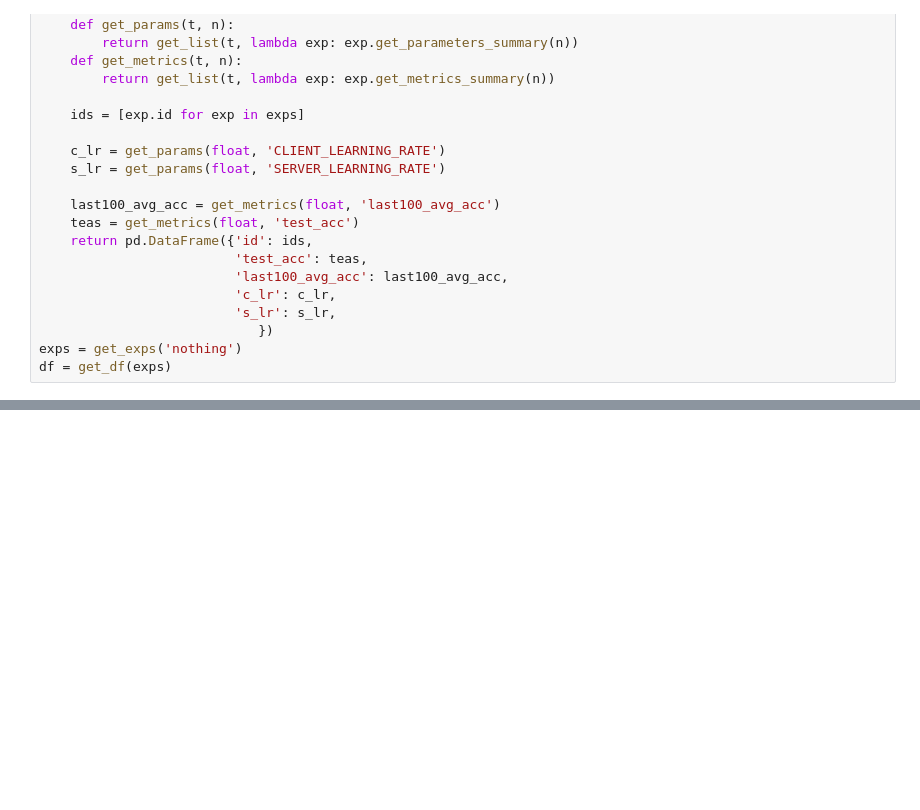
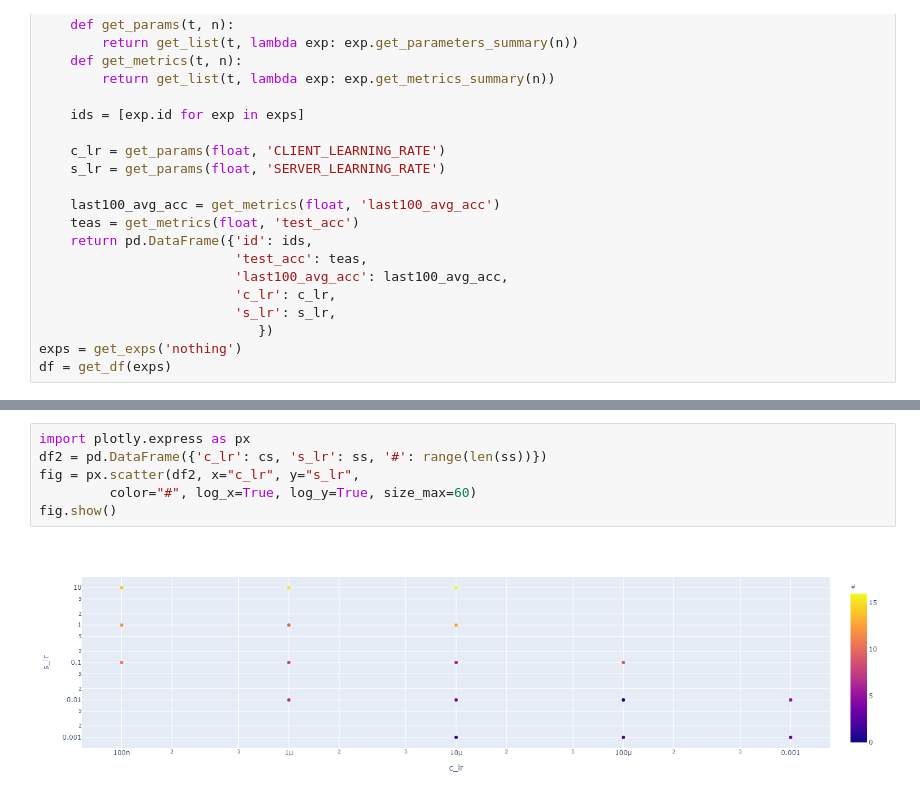
Before and after one commit to matech96/FederatedLighting, a Jupyter notebook: notebooks/reports/auto grid search.ipynb, the cells around one changed output, grey strips where cells are left out. Drawn from its saved outputs; the diff is of its cells as text; blank space fills up the shorter version.

```diff
--- a/notebooks/reports/auto grid search.ipynb
+++ b/notebooks/reports/auto grid search.ipynb
@@ -42,0 +125,8 @@ df = get_df(exps)
+# %%
+import plotly.express as px
+df2 = pd.DataFrame({'c_lr': cs, 's_lr': ss, '#': range(len(ss))})
+fig = px.scatter(df2, x="c_lr", y="s_lr",
+         color="#", log_x=True, log_y=True, size_max=60)
+fig.show()
+# %% [output]
+[figure, added]
```
Also changed, not shown: parts of 6 cells of this notebook, 10 other files.
